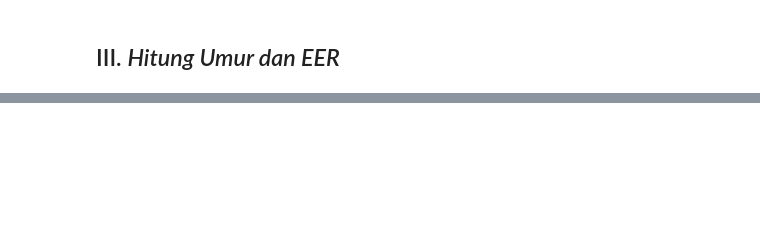
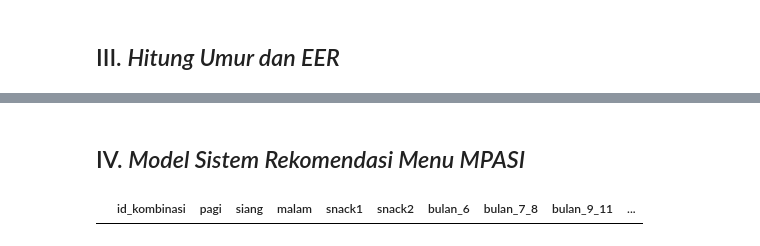
Before and after one commit to fathur666/SIMPASI, a Jupyter notebook: SIMPASI_MODEL.ipynb, the cells around one changed output, grey strips where cells are left out. Cells and saved outputs as stored; diff of their text form; code cells hidden in the pictures; blank space fills up the shorter version.

```diff
--- a/SIMPASI_MODEL.ipynb
+++ b/SIMPASI_MODEL.ipynb
@@ -394 +431,3 @@ Sekarang kamu berumur 0 tahun, 10 bulan, 26 hari.
 Kebutuhan energi harianmu: 482 - 589 Joule
+# %% [markdown]
+## IV. *Model Sistem Rekomendasi Menu MPASI*
@@ -394,0 +437,35 @@ Kebutuhan energi harianmu: 482 - 589 Joule
+# %%
+#print(bulan)
+#menu_filter_umur = []
+menu_filter_umur = menu_harian.loc[((menu_harian['bulan_6'] == 1) & (menu_harian['total_energi'] == 482))]
+menu_filter_umur.head()
+#def filter_umur(month, eer):
+#  eer_min = eer*0.9
+#  eer_max = eer*1.1
+
+  #for menu_harian["total_energi"] >= eer_min && menu_harian["total_energi"] <= eer_max:
+  #  if month <= 6:
+  #    return menu_harian.loc[(menu_harian["bulan_6"] == 1)]
+  #  elif month in (7, 8):
+  #    return menu_harian.loc[(menu_harian["bulan_7_8"] == 1)]
+  #  elif month in (9, 10, 11):
+  #    return menu_harian.loc[(menu_harian["bulan_9_11"] == 1)]
+  #  else:
+  #    return menu_harian.loc[(menu_harian["bulan_12"] == 1)]
+
+  #menu_filter_eer = menu_harian.loc[(menu_harian['bulan_6'] == 1) & (menu_harian['total_energi'] > eer_min)  & (menu_harian['total_energi'] > eer_min)]
+  #print(df2)
+
+#  if month <= 6:
+#    menu_filter_umur = kombinasi_menu.loc[(kombinasi_menu['bulan_6'] == 1) & (kombinasi_menu['total_energi'] > eer_min) & (kombinasi_menu['total_energi'] < eer_max)]
+#  elif month in (7, 8):
+#    menu_filter_umur = kombinasi_menu.loc[(kombinasi_menu['bulan_7_8'] == 1) & (kombinasi_menu['total_energi'] > eer_min) & (kombinasi_menu['total_energi'] < eer_max)]
+#  elif month in (9, 10, 11):
+#    menu_filter_umur = kombinasi_menu.loc[(kombinasi_menu['bulan_9_11'] == 1) & (kombinasi_menu['total_energi'] > eer_min) & (kombinasi_menu['total_energi'] < eer_max)]
+#  else:
+#    menu_filter_umur = kombinasi_menu.loc[(kombinasi_menu['bulan_12'] == 1) & (kombinasi_menu['total_energi'] > eer_min) & (kombinasi_menu['total_energi'] < eer_max)]
+  #menu_filter_umur.head()
+#  menu_filter_umur
+#filter_umur(bulan, eer)
+# %% [output]
+|  | id_kombinasi | pagi | siang | malam | snack1 | snack2 | bulan_6 | bulan_7_8 | bulan_9_11 | ... |
```
Also changed, not shown: parts of 61 cells of this notebook.
